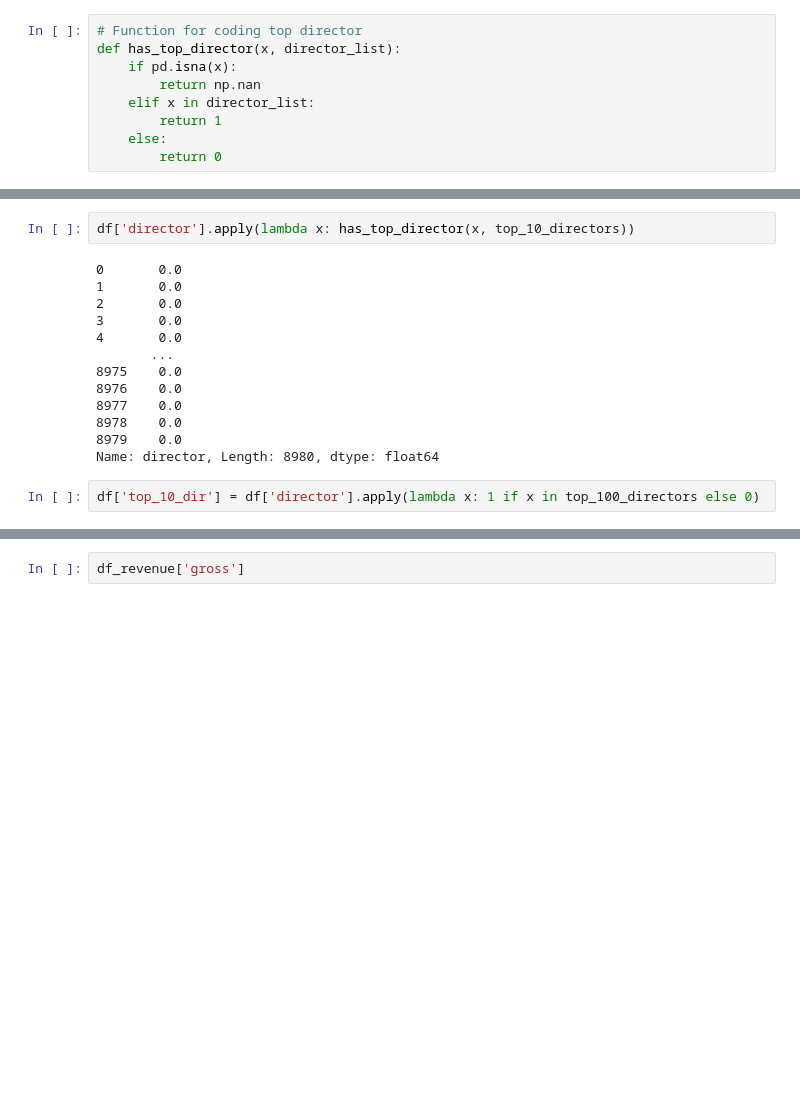
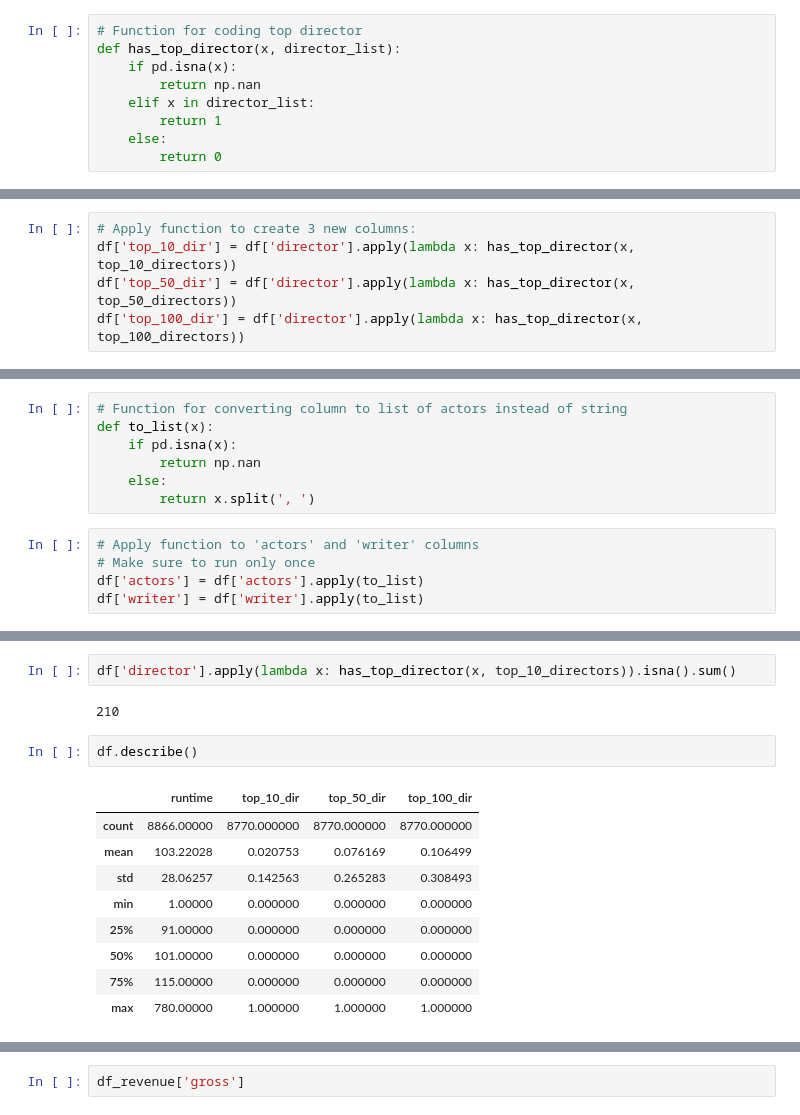
Before and after one commit to rolex-price-estimator/Gross-Movie-Revenues, a Jupyter notebook: src/model/Movie Revenue Project - Data Cleaning and Modeling 12-05-22.ipynb, the cells around one changed output, grey strips where cells are left out. Drawn from its saved outputs; the diff is of its cells as text; blank space fills up the shorter version.

Commit message:
Made changes to Jupyter Notebook - data cleaning and created director and actor columns.

```diff
--- a/src/model/Movie Revenue Project - Data Cleaning and Modeling 12-05-22.ipynb
+++ b/src/model/Movie Revenue Project - Data Cleaning and Modeling 12-05-22.ipynb
@@ -258,0 +289,5 @@ SyntaxError: invalid syntax (<ipython-input-297-2b95eb163fcd>, line 1)
+# %%
+# Apply function to create 3 new columns:
+df['top_10_dir'] = df['director'].apply(lambda x: has_top_director(x, top_10_directors))
+df['top_50_dir'] = df['director'].apply(lambda x: has_top_director(x, top_50_directors))
+df['top_100_dir'] = df['director'].apply(lambda x: has_top_director(x, top_100_directors))
@@ -258,0 +296,12 @@ SyntaxError: invalid syntax (<ipython-input-297-2b95eb163fcd>, line 1)
+# %%
+# Function for converting column to list of actors instead of string
+def to_list(x):
+    if pd.isna(x):
+        return np.nan
+    else:
+        return x.split(', ')
+# %%
+# Apply function to 'actors' and 'writer' columns
+# Make sure to run only once
+df['actors'] = df['actors'].apply(to_list)
+df['writer'] = df['writer'].apply(to_list)
@@ -259,17 +386,16 @@ SyntaxError: invalid syntax (<ipython-input-297-2b95eb163fcd>, line 1)
 # %%
-df['director'].apply(lambda x: has_top_director(x, top_10_directors))
+df['director'].apply(lambda x: has_top_director(x, top_10_directors)).isna().sum()
 # %% [output]
-0       0.0
-1       0.0
-2       0.0
-3       0.0
-4       0.0
-       ...
-8975    0.0
-8976    0.0
-8977    0.0
-8978    0.0
-8979    0.0
-Name: director, Length: 8980, dtype: float64
+210
-# %%
-df['top_10_dir'] = df['director'].apply(lambda x: 1 if x in top_100_directors else 0)
+# %%
+df.describe()
+# %% [output]
+|  | runtime | top_10_dir | top_50_dir | top_100_dir |
+| count | 8866.00000 | 8770.000000 | 8770.000000 | 8770.000000 |
+| mean | 103.22028 | 0.020753 | 0.076169 | 0.106499 |
+| std | 28.06257 | 0.142563 | 0.265283 | 0.308493 |
+| min | 1.00000 | 0.000000 | 0.000000 | 0.000000 |
+| 25% | 91.00000 | 0.000000 | 0.000000 | 0.000000 |
+| 50% | 101.00000 | 0.000000 | 0.000000 | 0.000000 |
+| 75% | 115.00000 | 0.000000 | 0.000000 | 0.000000 |
+| max | 780.00000 | 1.000000 | 1.000000 | 1.000000 |
```
Also changed, not shown: parts of 42 cells of this notebook, 1 other file.
